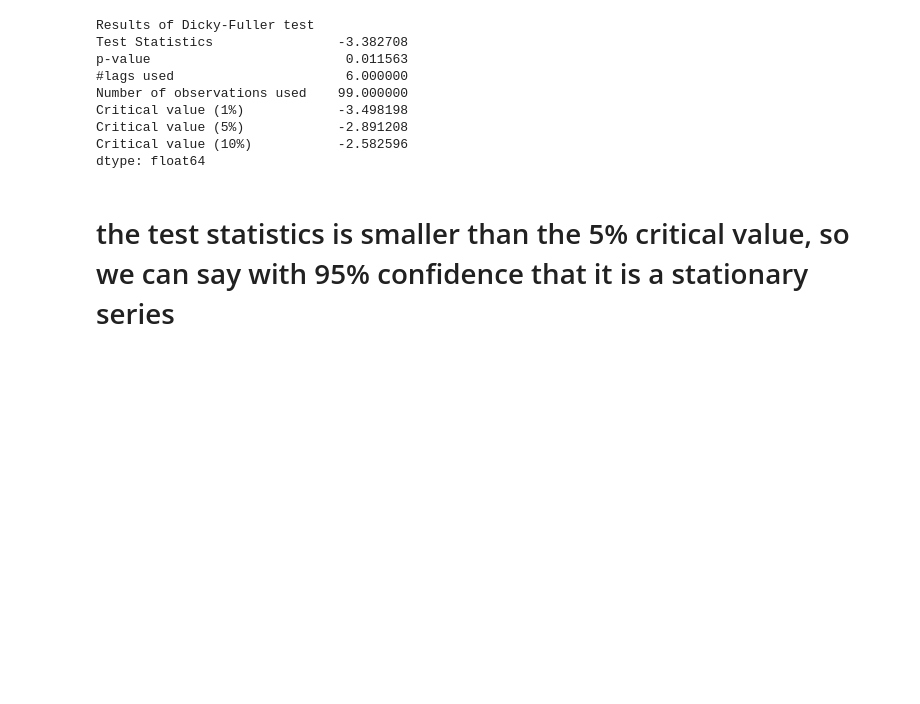
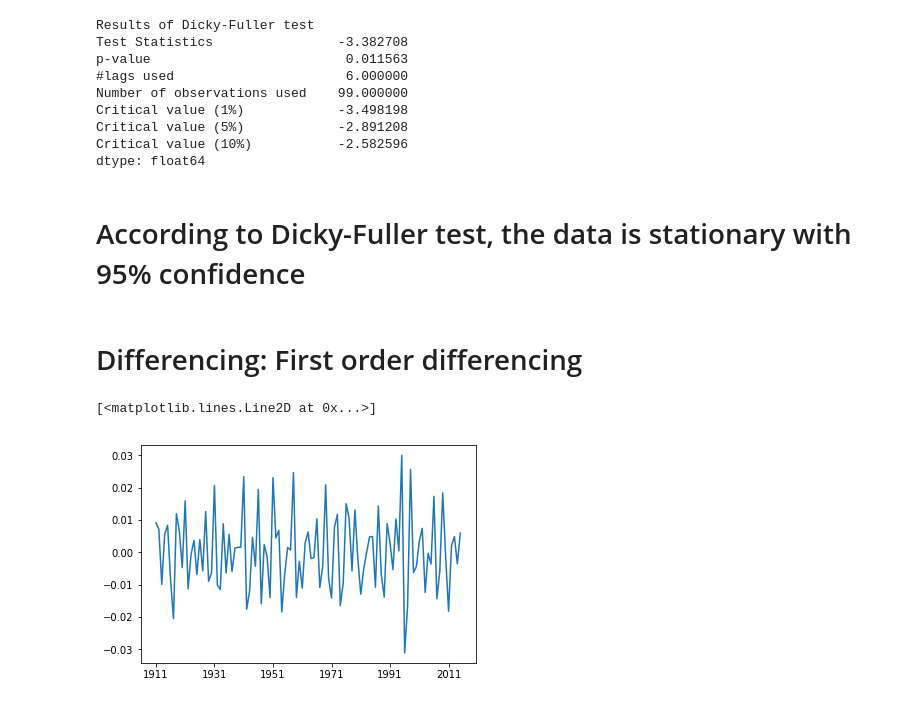
Before and after one commit to chandrabali/TimeSeriesForecastTemperature, a Jupyter notebook: TimeSeriesAnalysis.ipynb, the cells around one changed output. Drawn from its saved outputs; the diff is of its cells as text; code cells hidden in the pictures; blank space fills up the shorter version.

```diff
--- a/TimeSeriesAnalysis.ipynb
+++ b/TimeSeriesAnalysis.ipynb
@@ -228,5 +231,13 @@ Critical value (1%)            -3.498198
 Critical value (5%)            -2.891208
 Critical value (10%)           -2.582596
 dtype: float64
-# %% [markdown]
-# the test statistics is smaller than the 5% critical value, so we can say with 95% confidence that it is a stationary series
+# %% [markdown]
+# According to Dicky-Fuller test, the data is stationary with 95% confidence
+# %% [markdown]
+# Differencing: First order differencing
+# %%
+dataLogMinusMAdiff = dataLogMinusMA - dataLogMinusMA.shift(1)
+plt.plot(dataLogMinusMAdiff)
+# %% [output]
+[<matplotlib.lines.Line2D at 0x...>]
+[figure, added]
```
Also changed, not shown: parts of 20 cells of this notebook.
